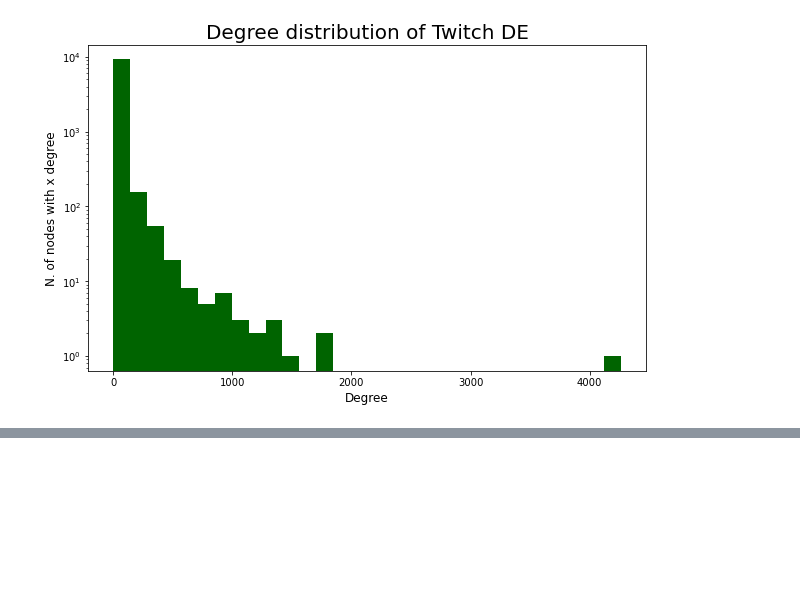
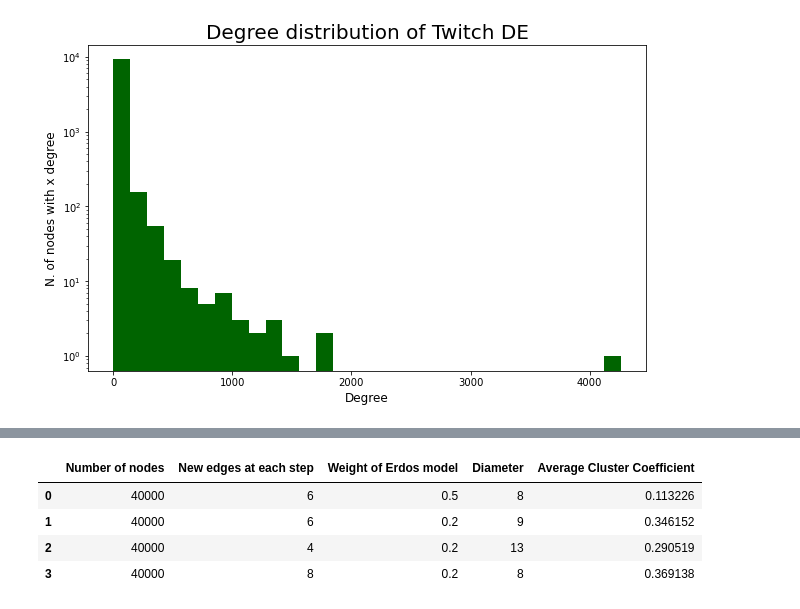
Before and after one commit to michele1783/Social-Network-and-Online-Markets, a Jupyter notebook: HW Social Network.ipynb, the cells around one changed output, grey strips where cells are left out. Saved outputs shown, nothing was run; the diff lists cells and outputs as text; code cells hidden in the pictures; blank space fills up the shorter version.

```diff
--- a/HW Social Network.ipynb
+++ b/HW Social Network.ipynb
@@ -401,0 +473,10 @@ for i in real_net:
+# %%
+df_2 = pd.DataFrame(list(zip(n, l, p, diam, clus)),
+               columns =['Number of nodes', 'New edges at each step','Weight of Erdos model', 'Diameter', 'Average Cluster Coefficient'])
+df_2
+# %% [output]
+|  | Number of nodes | New edges at each step | Weight of Erdos model | Diameter | Average Cluster Coefficient |
+| 0 | 40000 | 6 | 0.5 | 8 | 0.113226 |
+| 1 | 40000 | 6 | 0.2 | 9 | 0.346152 |
+| 2 | 40000 | 4 | 0.2 | 13 | 0.290519 |
+| 3 | 40000 | 8 | 0.2 | 8 | 0.369138 |
```
Also changed, not shown: parts of 23 cells of this notebook.
